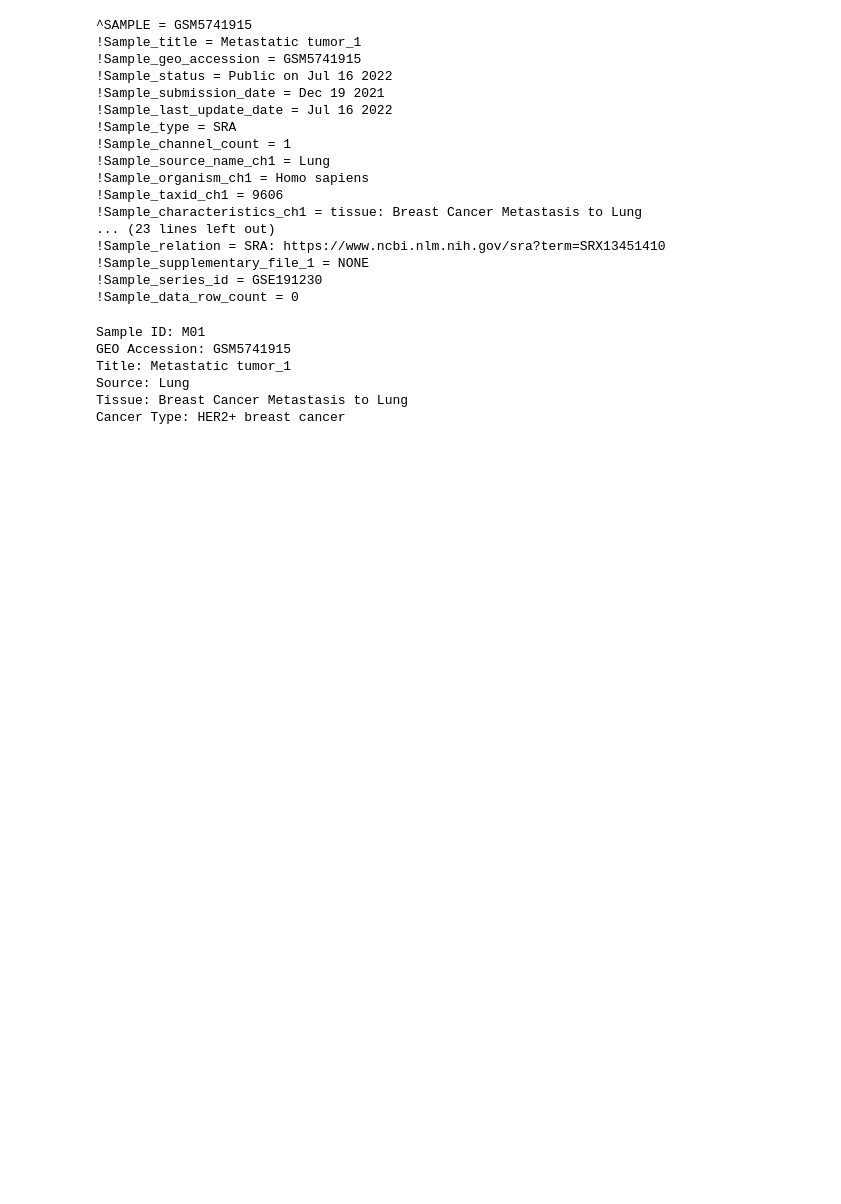
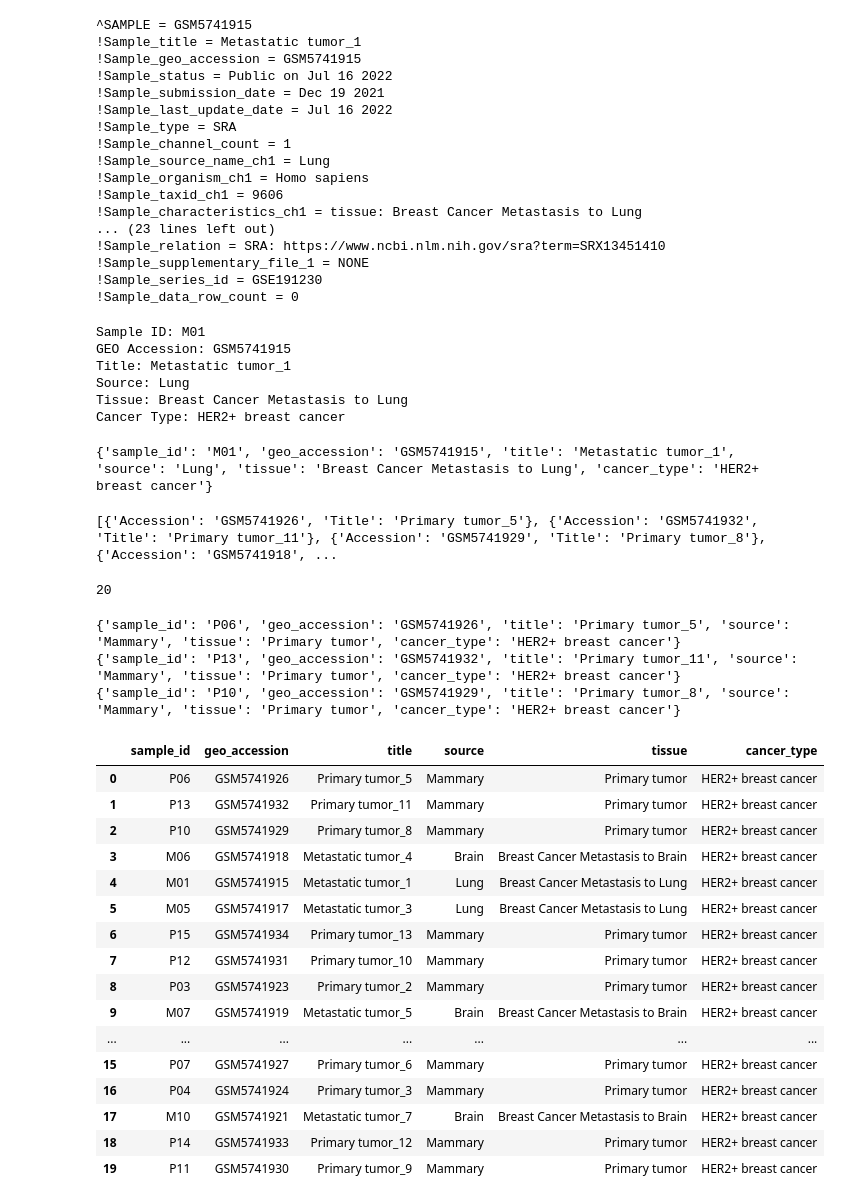
Before and after one commit to vparra9/breast-cancer-gene-expression-analysis, a Jupyter notebook: notebooks/gene_expression_analysis.ipynb, the cells around one changed output. Drawn from its saved outputs; the diff is of its cells as text; code cells hidden in the pictures; blank space fills up the shorter version.

```diff
--- a/notebooks/gene_expression_analysis.ipynb
+++ b/notebooks/gene_expression_analysis.ipynb
@@ -257,0 +311,12 @@ Cancer Type: HER2+ breast cancer
+# %%
+# Test the metadata function using sample M01
+m01_metadata = get_sample_metadata("GSM5741915")
+
+print(m01_metadata)
+# %% [output]
+{'sample_id': 'M01', 'geo_accession': 'GSM5741915', 'title': 'Metastatic tumor_1', 'source': 'Lung', 'tissue': 'Breast Cancer Metastasis to Lung', 'cancer_type': 'HER2+ breast cancer'}
+# %%
+# View all GEO samples included in the study
+metadata[0]["Samples"]
+# %% [output]
+[{'Accession': 'GSM5741926', 'Title': 'Primary tumor_5'}, {'Accession': 'GSM5741932', 'Title': 'Primary tumor_11'}, {'Accession': 'GSM5741929', 'Title': 'Primary tumor_8'}, {'Accession': 'GSM5741918', ...
@@ -257,0 +331,35 @@ Cancer Type: HER2+ breast cancer
+# %%
+len(all_sample_metadata)
+# %% [output]
+20
+# %%
+# Preview the metadata retrieved for the first three samples
+for sample in all_sample_metadata[:3]:
+    print(sample)
+# %% [output]
+{'sample_id': 'P06', 'geo_accession': 'GSM5741926', 'title': 'Primary tumor_5', 'source': 'Mammary', 'tissue': 'Primary tumor', 'cancer_type': 'HER2+ breast cancer'}
+{'sample_id': 'P13', 'geo_accession': 'GSM5741932', 'title': 'Primary tumor_11', 'source': 'Mammary', 'tissue': 'Primary tumor', 'cancer_type': 'HER2+ breast cancer'}
+{'sample_id': 'P10', 'geo_accession': 'GSM5741929', 'title': 'Primary tumor_8', 'source': 'Mammary', 'tissue': 'Primary tumor', 'cancer_type': 'HER2+ breast cancer'}
+# %%
+# Convert the sample metadata into a DataFrame
+sample_metadata_df = pd.DataFrame(all_sample_metadata)
+
+sample_metadata_df
+# %% [output]
+|  | sample_id | geo_accession | title | source | tissue | cancer_type |
+| 0 | P06 | GSM5741926 | Primary tumor_5 | Mammary | Primary tumor | HER2+ breast cancer |
+| 1 | P13 | GSM5741932 | Primary tumor_11 | Mammary | Primary tumor | HER2+ breast cancer |
+| 2 | P10 | GSM5741929 | Primary tumor_8 | Mammary | Primary tumor | HER2+ breast cancer |
+| 3 | M06 | GSM5741918 | Metastatic tumor_4 | Brain | Breast Cancer Metastasis to Brain | HER2+ breast cancer |
+| 4 | M01 | GSM5741915 | Metastatic tumor_1 | Lung | Breast Cancer Metastasis to Lung | HER2+ breast cancer |
+| 5 | M05 | GSM5741917 | Metastatic tumor_3 | Lung | Breast Cancer Metastasis to Lung | HER2+ breast cancer |
+| 6 | P15 | GSM5741934 | Primary tumor_13 | Mammary | Primary tumor | HER2+ breast cancer |
+| 7 | P12 | GSM5741931 | Primary tumor_10 | Mammary | Primary tumor | HER2+ breast cancer |
+| 8 | P03 | GSM5741923 | Primary tumor_2 | Mammary | Primary tumor | HER2+ breast cancer |
+| 9 | M07 | GSM5741919 | Metastatic tumor_5 | Brain | Breast Cancer Metastasis to Brain | HER2+ breast cancer |
+| ... | ... | ... | ... | ... | ... | ... |
+| 15 | P07 | GSM5741927 | Primary tumor_6 | Mammary | Primary tumor | HER2+ breast cancer |
+| 16 | P04 | GSM5741924 | Primary tumor_3 | Mammary | Primary tumor | HER2+ breast cancer |
+| 17 | M10 | GSM5741921 | Metastatic tumor_7 | Brain | Breast Cancer Metastasis to Brain | HER2+ breast cancer |
+| 18 | P14 | GSM5741933 | Primary tumor_12 | Mammary | Primary tumor | HER2+ breast cancer |
+| 19 | P11 | GSM5741930 | Primary tumor_9 | Mammary | Primary tumor | HER2+ breast cancer |
```
Also changed, not shown: parts of 4 cells of this notebook.
